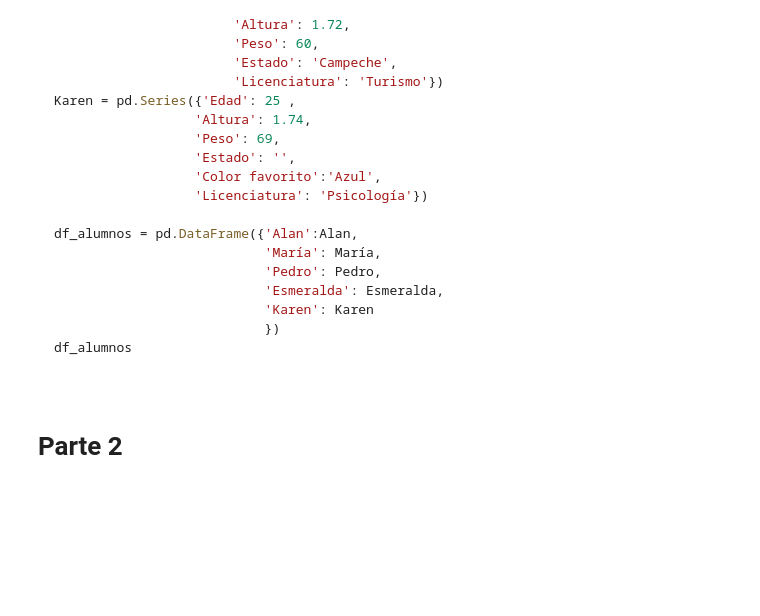
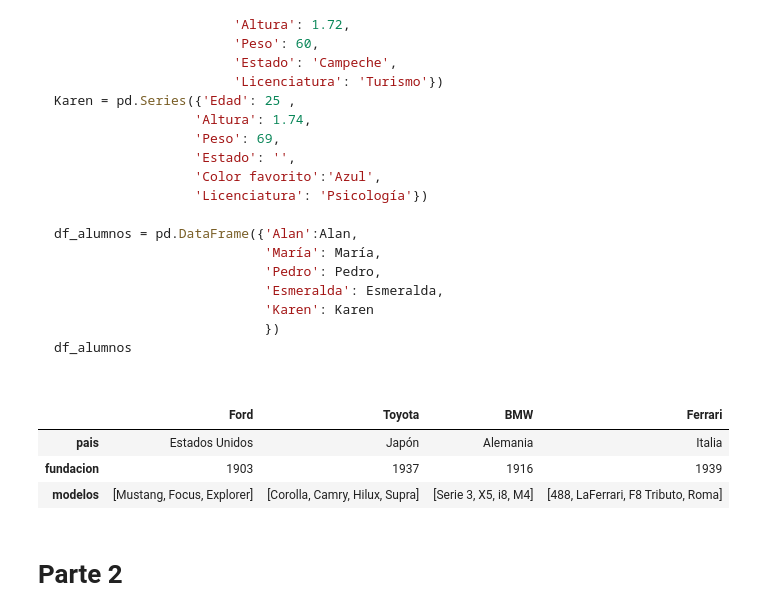
Before and after one commit to chava131011/Data-Science-Coursework, a Jupyter notebook: Classes Resources/CD_06_Pandas/CD_06_TAREA_Nombre-Apellido.ipynb, the cells around one changed output. Cells and saved outputs as stored; diff of their text form; code cells hidden in the pictures; blank space fills up the shorter version.

````diff
--- a/Classes Resources/CD_06_Pandas/CD_06_TAREA_Nombre-Apellido.ipynb
+++ b/Classes Resources/CD_06_Pandas/CD_06_TAREA_Nombre-Apellido.ipynb
@@ -55,6 +55,43 @@ df_alumnos = pd.DataFrame({'Alan':Alan,
 df_alumnos
 
 ```
+# %%
+import pandas as pd
+
+ford = pd.Series({
+    "pais" : "Estados Unidos",
+    "fundacion" : 1903,
+    "modelos" : ["Mustang", "Focus", "Explorer"]
+})
+toyota = pd.Series({
+    "pais": "Japón",
+    "fundacion": 1937,
+    "modelos": ["Corolla", "Camry", "Hilux", "Supra"]
+})
+bmw = pd.Series({
+    "pais": "Alemania",
+    "fundacion": 1916,
+    "modelos": ["Serie 3", "X5", "i8", "M4"]
+})
+ferrari = pd.Series({
+    "pais": "Italia",
+    "fundacion": 1939,
+    "modelos": ["488", "LaFerrari", "F8 Tributo", "Roma"]
+})
+# %%
+df_marcas_autos = pd.DataFrame({
+    "Ford" : ford,
+    "Toyota": toyota,
+    "BMW" : bmw,
+    "Ferrari": ferrari
+})
+
+df_marcas_autos
+# %% [output]
+|  | Ford | Toyota | BMW | Ferrari |
+| pais | Estados Unidos | Japón | Alemania | Italia |
+| fundacion | 1903 | 1937 | 1916 | 1939 |
+| modelos | [Mustang, Focus, Explorer] | [Corolla, Camry, Hilux, Supra] | [Serie 3, X5, i8, M4] | [488, LaFerrari, F8 Tributo, Roma] |
 # %% [markdown]
 # Parte 2
 # %% [markdown]
````
Also changed, not shown: parts of 11 cells of this notebook.
